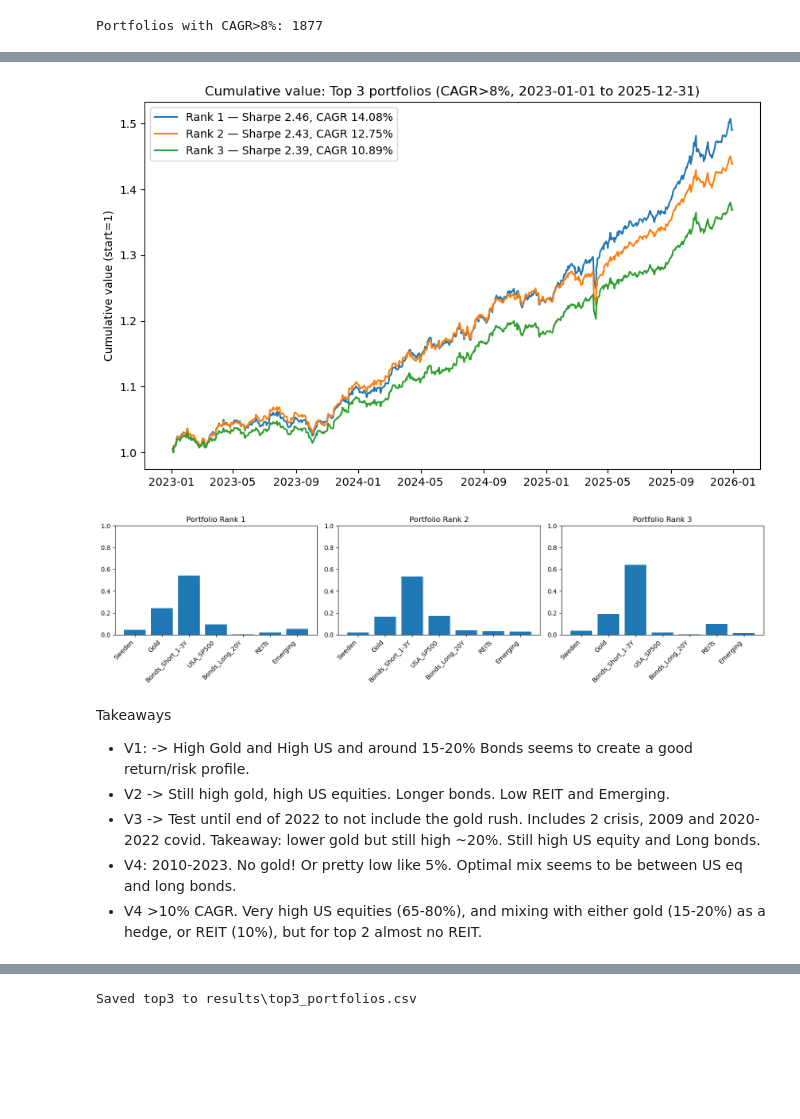
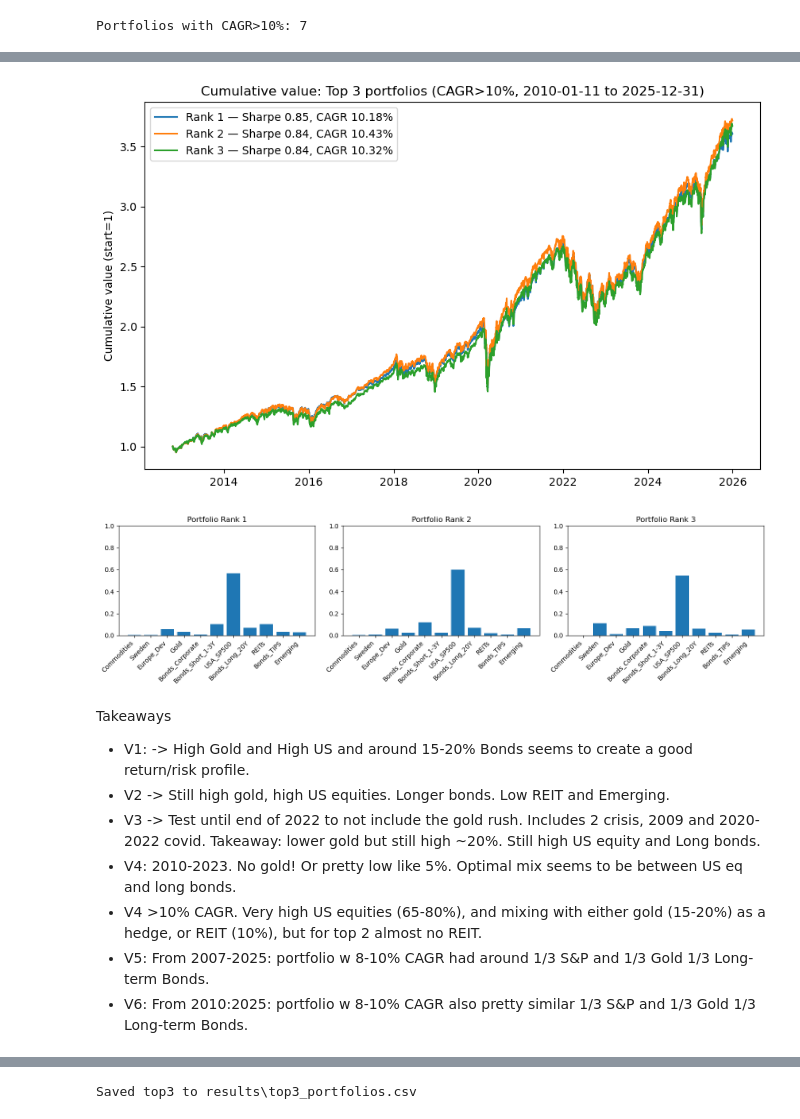
Before and after one commit to Dominique-Thorendal-Research/Long-Term-Buy-and-Hold-Portfolio, a Jupyter notebook: long_term_portfolio_full.ipynb, the cells around one changed output, grey strips where cells are left out. Drawn from its saved outputs; the diff is of its cells as text; code cells hidden in the pictures; blank space fills up the shorter version.

```diff
--- a/long_term_portfolio_full.ipynb
+++ b/long_term_portfolio_full.ipynb
@@ -137,0 +311,15 @@ def portfolio_metrics_from_returns(portfolio_rets: pd.Series, start_value: float
+# %%
+
+# Auto-adjust date range for complete data coverage (optional)
+# Uncomment to auto-correct START_DATE if it predates any ticker inception
+
+AUTO_ADJUST_DATES = False  # Set to True to auto-correct START_DATE
+
+if AUTO_ADJUST_DATES and not coverage_report['valid']:
+    print("AUTO-ADJUSTING DATES FOR COMPLETE DATA COVERAGE...")
+    START_DATE = coverage_report['earliest_valid_start']
+    print(f"✓ START_DATE updated to: {START_DATE}")
+    print("Re-run the price fetching and analysis cells with the new START_DATE.\n")
+else:
+    print("Date range validation complete. Proceed with analysis if all tickers show ✓ status.")
+    print("(Set AUTO_ADJUST_DATES = True above to auto-correct START_DATE)\n")
@@ -140,5 +331,10 @@ def portfolio_metrics_from_returns(portfolio_rets: pd.Series, start_value: float
 # Use the ticker mapping from the parameters cell
 tickers = TICKERS
 prices = fetch_prices(tickers, start=START_DATE, end=END_DATE)
+
+# Forward fill NaN values from missing tickers, then drop rows with remaining NaNs
+prices = prices.ffill().dropna(how='any')
+print(f"Data shape after cleaning: {prices.shape}")
+print(f"Missing tickers or periods that were removed.")
 prices.head()
 # %% [output]
@@ -157,9 +355,13 @@ fees = {
     "Sweden": 0.003,
     "USA_SP500": 0.0009,
     "Emerging": 0.003,
+    "Europe_Dev": 0.0011,
     "Gold": 0.004,
+    "Commodities": 0.0076,
     "Bonds_Short_1-3Y": 0.0004,
     "Bonds_Long_20Y": 0.0020,
+    "Bonds_TIPS": 0.0011,
+    "Bonds_Corporate": 0.0013,
     "REITs": 0.0012
 }
 net_returns = apply_annual_fees(returns, fees)
@@ -173,6 +375,7 @@ weights = {
     "Bonds_Long_20Y": 0.05,
     "REITs": 0.15
 }
+metrics
+
 port_rets = portfolio_return_series(net_returns, weights)
 metrics = portfolio_metrics_from_returns(port_rets)
-metrics
@@ -232,7 +637,7 @@ candidates.sort_values("Sharpe", ascending=False).head(10)
 import matplotlib.pyplot as plt
 
 # Filter - adjust threshold based on period (use 8% for full period, 6% for 2007-2022)
-cagr_threshold = 0.08  # Reduced threshold for 2007-2022 period which includes 2008 crisis
+cagr_threshold = 0.10  # Reduced threshold for 2007-2022 period which includes 2008 crisis
 filtered = candidates[candidates['CAGR'] > cagr_threshold].copy()
 filtered = filtered.sort_values('Sharpe', ascending=False)
 print(f"Portfolios with CAGR>{cagr_threshold:.0%}: {len(filtered)}")
@@ -275,4 +680,4 @@ for i, row in top3.iterrows():
 plt.tight_layout()
 plt.show()
 # %% [output]
-Portfolios with CAGR>8%: 1877
+Portfolios with CAGR>10%: 7
@@ -283,5 +688,5 @@ Portfolios with CAGR>8%: 1877
-[figure, old version]
+[figure, new version]
-[figure, old version]
+[figure, new version]
 # %% [markdown]
 Takeaways
 - V1: -> High Gold and High US and around 15-20% Bonds seems to create a good return/risk profile.
@@ -289,6 +694,8 @@ Takeaways
 - V3 -> Test until end of 2022 to not include the gold rush. Includes 2 crisis, 2009 and 2020-2022 covid. Takeaway: lower gold but still high ~20%. Still high US equity and Long bonds.
 - V4: 2010-2023. No gold! Or pretty low like 5%. Optimal mix seems to be between US eq and long bonds.
 - V4 >10% CAGR. Very high US equities (65-80%), and mixing with either gold (15-20%) as a hedge, or REIT (10%), but for top 2 almost no REIT.
+- V5: From 2007-2025: portfolio w 8-10% CAGR had around 1/3 S&P and 1/3 Gold 1/3 Long-term Bonds.
+- V6: From 2010:2025: portfolio w 8-10% CAGR also pretty similar 1/3 S&P and 1/3 Gold 1/3 Long-term Bonds.
 # %%
 # Analyze contribution of each asset to portfolio returns for top 3 portfolios
 print("=" * 80)
```
Also changed, not shown: parts of 15 cells of this notebook.
